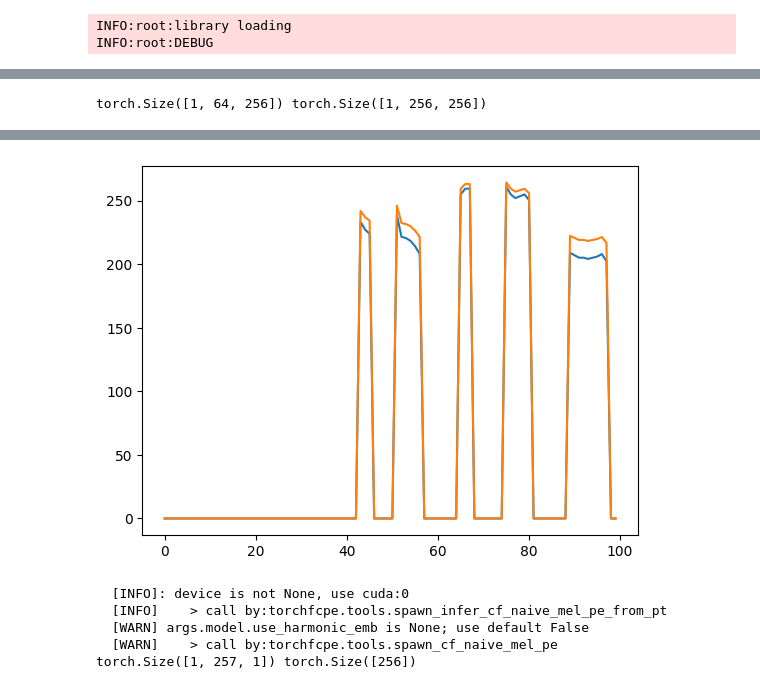
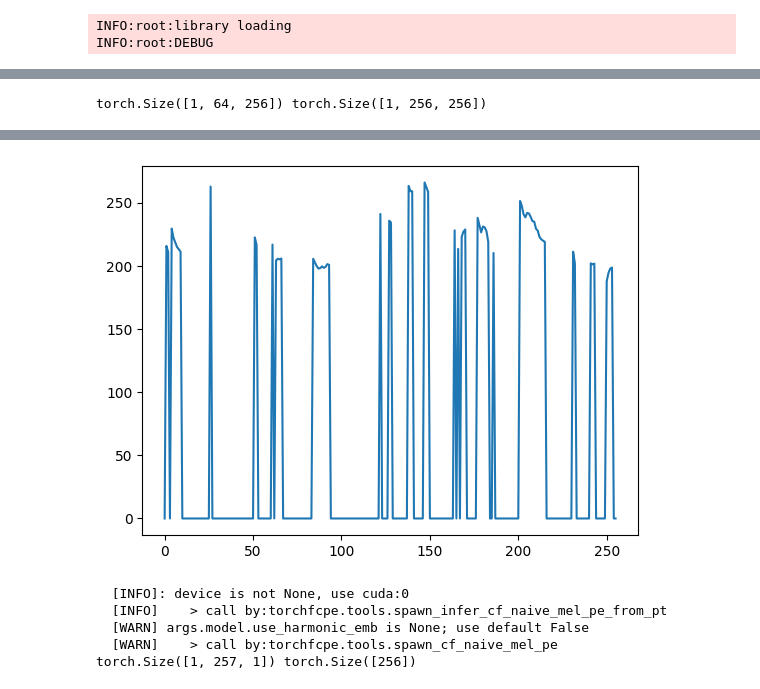
Before and after one commit to abargum/RAVE, a Jupyter notebook: test.ipynb, the cells around one changed output, grey strips where cells are left out. Drawn from its saved outputs; the diff is of its cells as text; code cells hidden in the pictures.

```diff
--- a/test.ipynb
+++ b/test.ipynb
@@ -124,46 +124,47 @@ frames = my_frame_synth(z, emb)
 pitch_inp = get_pitch(x, 1024)
 pitch_tar = get_pitch(emb_audio, 1024)
 
-plt.plot(pitch_inp[0, :100])
+#plt.plot(pitch_inp[0, :100])
 
-pitch_stat = pitch_inp
+pitch_stat = pitch_inp.clone()
 pitch_stat[pitch_stat == 0] = float('nan')
 pitch_stat = pitch_stat[~torch.isnan(pitch_stat)]
 mean_inp = torch.mean(pitch_stat)
 std_inp = torch.std(pitch_stat)
 
-pitch_stat = pitch_tar
+pitch_stat = pitch_tar.clone()
 pitch_stat[pitch_stat == 0] = float('nan')
 pitch_stat = pitch_stat[~torch.isnan(pitch_stat)]
 mean_tar = torch.mean(pitch_stat)
 std_tar = torch.std(pitch_stat)
 
+pitch_inp[pitch_inp == 0] = float('nan')
 standardized_source_pitch = (pitch_inp - mean_inp) / std_inp
 source_pitch = (standardized_source_pitch * std_tar + mean_tar)
 source_pitch[torch.isnan(source_pitch)] = 0
 
-plt.plot(source_pitch[0, :100])
+plt.plot(source_pitch[0, :])
 ex = my_excitation(x, source_pitch.unsqueeze(-1))
 
 #plt.plot(source_pitch)
 
 #ex = my_excitation(x, 1.0)
+ipd.display(ipd.Audio(ex[0].numpy(), rate=44100))
 #ipd.display(ipd.Audio(ex[0].numpy(), rate=44100))
-ipd.display(ipd.Audio(ex[0].numpy(), rate=44100))
 #y_multiband = my_decoder(z)
 
 interp = torch.nn.functional.interpolate(
             frames, size=ex.shape[-1], mode="linear"
         )
 
 y = wavenet(ex, interp)
 
 ipd.display(ipd.Audio(y[0].numpy(), rate=44100))
 # %% [output]
 torch.Size([1, 64, 256]) torch.Size([1, 256, 256])
 [interactive output not drawn]
 [interactive output not drawn]
-[figure, old version]
+[figure, new version]
 # %%
 from torchfcpe import spawn_bundled_infer_model
 import torch
```
Also changed, not shown: parts of 1 cell of this notebook.
